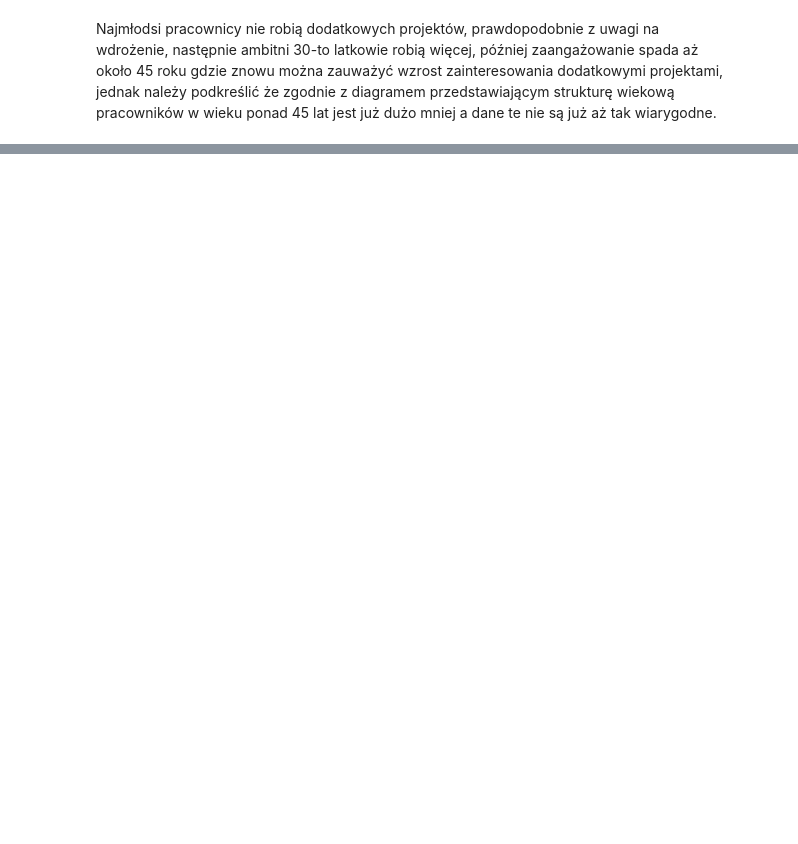
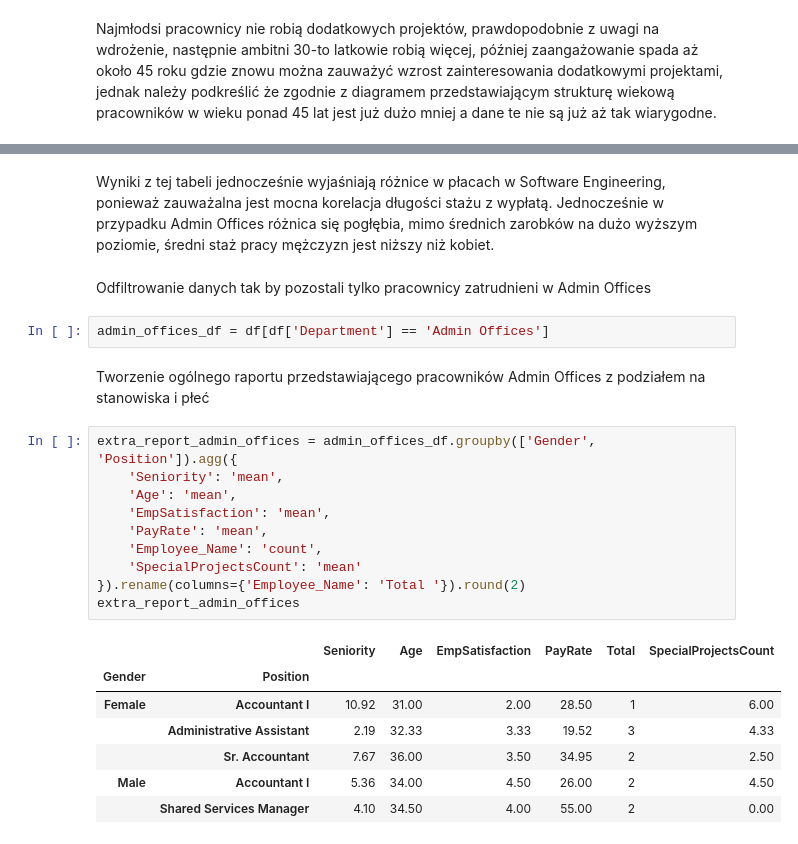
Before and after one commit to WojciechDzimira/kodilla-modu-9, a Jupyter notebook: zadanie_analiza_danych/analiza_danych.ipynb, the cells around one changed output, grey strips where cells are left out. Saved outputs shown, nothing was run; the diff lists cells and outputs as text; blank space fills up the shorter version.

```diff
--- a/zadanie_analiza_danych/analiza_danych.ipynb
+++ b/zadanie_analiza_danych/analiza_danych.ipynb
@@ -194,0 +291,26 @@ Najmłodsi pracownicy nie robią dodatkowych projektów, prawdopodobnie z uwagi
+# %% [markdown]
+Wyniki z tej tabeli jednocześnie wyjaśniają różnice w płacach w Software Engineering, ponieważ zauważalna jest mocna korelacja długości stażu z wypłatą. Jednocześnie w przypadku Admin Offices różnica się pogłębia, mimo średnich zarobków na dużo wyższym poziomie, średni staż pracy mężczyzn jest niższy niż kobiet.
+# %% [markdown]
+Odfiltrowanie danych tak by pozostali tylko pracownicy zatrudnieni w Admin Offices
+# %%
+admin_offices_df = df[df['Department'] == 'Admin Offices']
+# %% [markdown]
+Tworzenie ogólnego raportu przedstawiającego pracowników Admin Offices z podziałem na stanowiska i płeć
+# %%
+extra_report_admin_offices = admin_offices_df.groupby(['Gender', 'Position']).agg({
+    'Seniority': 'mean',
+    'Age': 'mean',
+    'EmpSatisfaction': 'mean',
+    'PayRate': 'mean',
+    'Employee_Name': 'count',
+    'SpecialProjectsCount': 'mean'
+}).rename(columns={'Employee_Name': 'Total '}).round(2)
+extra_report_admin_offices
+# %% [output]
+|  |  | Seniority | Age | EmpSatisfaction | PayRate | Total | SpecialProjectsCount |
+| Gender | Position |  |  |  |  |  |  |
+| Female | Accountant I | 10.92 | 31.00 | 2.00 | 28.50 | 1 | 6.00 |
+|  | Administrative Assistant | 2.19 | 32.33 | 3.33 | 19.52 | 3 | 4.33 |
+|  | Sr. Accountant | 7.67 | 36.00 | 3.50 | 34.95 | 2 | 2.50 |
+| Male | Accountant I | 5.36 | 34.00 | 4.50 | 26.00 | 2 | 4.50 |
+|  | Shared Services Manager | 4.10 | 34.50 | 4.00 | 55.00 | 2 | 0.00 |
```
Also changed, not shown: parts of 27 cells of this notebook.
